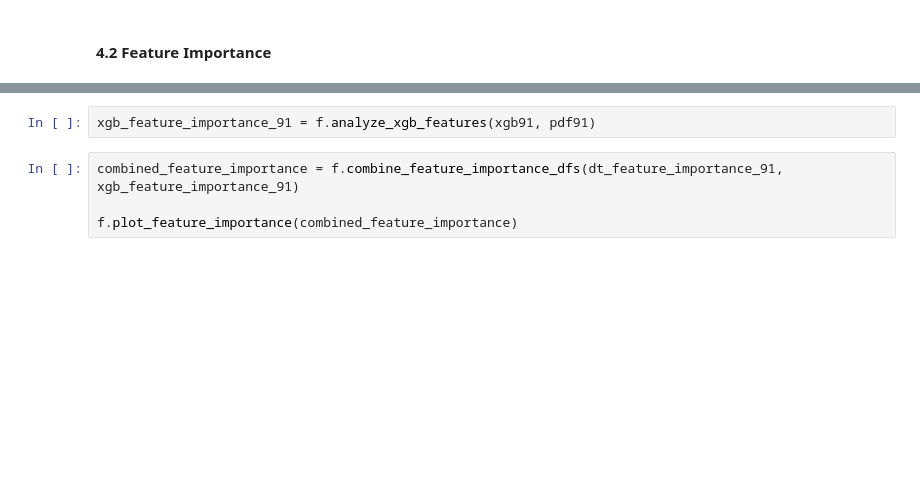
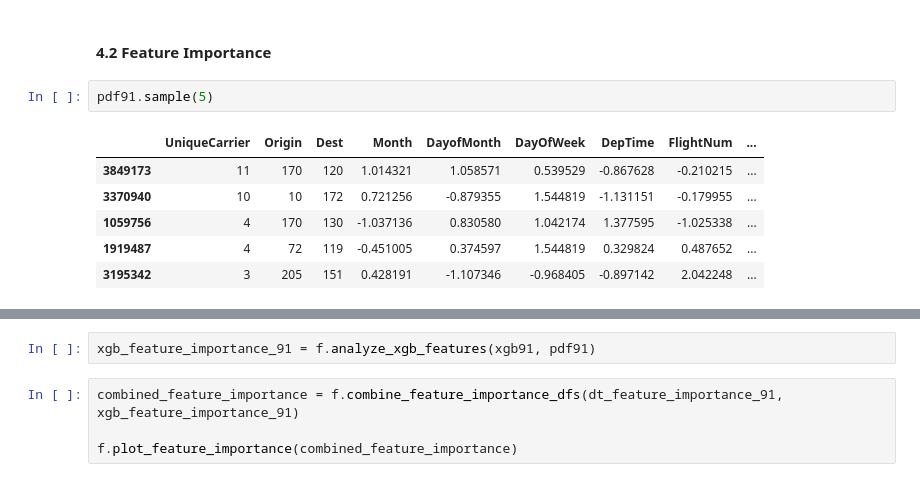
Before and after one commit to rizny786/Flights, a Jupyter notebook: notebook.ipynb, the cells around one changed output, grey strips where cells are left out. Cells and saved outputs as stored; diff of their text form; blank space fills up the shorter version.

```diff
--- a/notebook.ipynb
+++ b/notebook.ipynb
@@ -59,4 +89,13 @@ f.plot_model_accuracy([acc_dt01,acc_xgb01])
 # %% [markdown]
 #### 4.2 Feature Importance
+# %%
+pdf91.sample(5)
+# %% [output]
+|  | UniqueCarrier | Origin | Dest | Month | DayofMonth | DayOfWeek | DepTime | FlightNum | ... |
+| 3849173 | 11 | 170 | 120 | 1.014321 | 1.058571 | 0.539529 | -0.867628 | -0.210215 | ... |
+| 3370940 | 10 | 10 | 172 | 0.721256 | -0.879355 | 1.544819 | -1.131151 | -0.179955 | ... |
+| 1059756 | 4 | 170 | 130 | -1.037136 | 0.830580 | 1.042174 | 1.377595 | -1.025338 | ... |
+| 1919487 | 4 | 72 | 119 | -0.451005 | 0.374597 | 1.544819 | 0.329824 | 0.487652 | ... |
+| 3195342 | 3 | 205 | 151 | 0.428191 | -1.107346 | -0.968405 | -0.897142 | 2.042248 | ... |
 # %%
 dt_feature_importance_91 = f.analyze_dt_features(dt91, pdf91)
```
Also changed, not shown: parts of 13 cells of this notebook, 6 other files.
